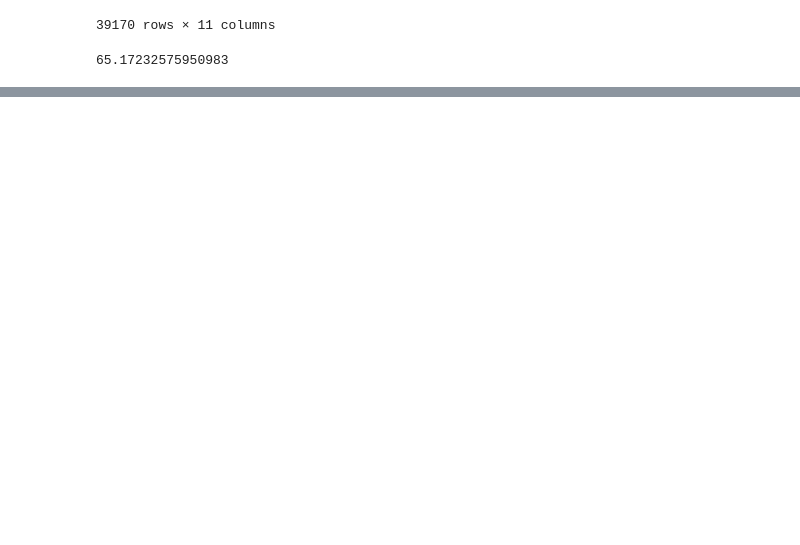
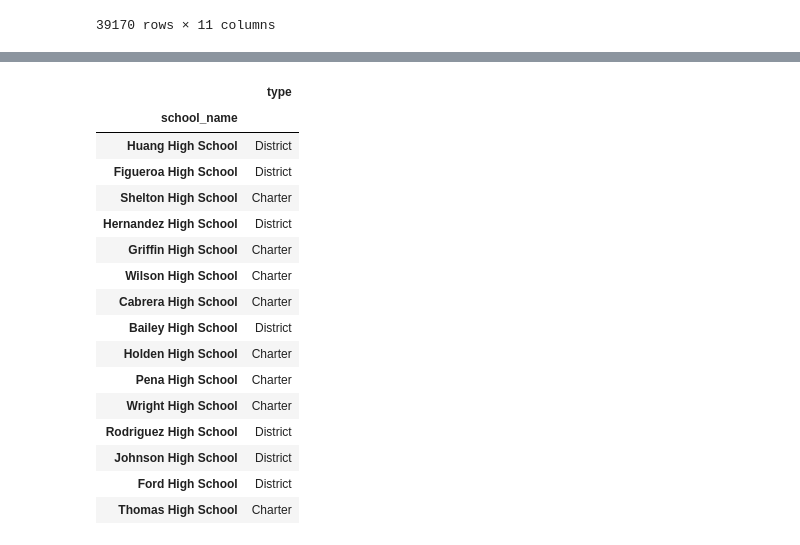
Before and after one commit to dhedden1126/School_District_Analysis, a Jupyter notebook: PyCitySchools.ipynb, the cells around one changed output, grey strips where cells are left out. Saved outputs shown, nothing was run; the diff lists cells and outputs as text; code cells hidden in the pictures; blank space fills up the shorter version.

```diff
--- a/PyCitySchools.ipynb
+++ b/PyCitySchools.ipynb
@@ -196,13 +196,13 @@ passing_math_score = school_data_complete_df["math_score"] >= 70
 
 passing_reading_score = school_data_complete_df["reading_score"] >= 70
 
-passing_math_df = school_data_complete_df[school_data_complete_df["math_score"] >= 70]
+passing_math = school_data_complete_df[school_data_complete_df["math_score"] >= 70]
 
-passing_reading_df = school_data_complete_df[school_data_complete_df["reading_score"] >= 70]
+passing_reading = school_data_complete_df[school_data_complete_df["reading_score"] >= 70]
 
-passing_math_count = passing_math_df["student_name"].count()
+passing_math_count = passing_math["student_name"].count()
 
-passing_reading_count = passing_reading_df["student_name"].count()
+passing_reading_count = passing_reading["student_name"].count()
 
 math_passing_percentage = passing_math_count/float(total_students) * 100
 
@@ -213,8 +213,6 @@ passing_both_classes_df = school_data_complete_df[(school_data_complete_df["math
 passing_both_classes_count = passing_both_classes_df["student_name"].count()
 
 passing_both_classes_percentage = passing_both_classes_count / float(total_students) * 100
-# %% [output]
-65.17232575950983
 # %%
 # Adding a list of values with keys to create a new DataFrame.
 district_summary_df = pd.DataFrame(
@@ -257,3 +255,26 @@ district_summary_df
 # %% [output]
 |  | Total Schools | Total Students | Total Budget | Average Math Score | Average Reading Score | % Passing Math | ... |
 | 0 | 15 | 39,170 | $24,649,428.00 | 79.0 | 81.9 | 75% | ... |
+# %%
+per_school_types = schools_data_df.set_index(["school_name"])["type"]
+
+school_types_index_df = pd.DataFrame(per_school_types)
+school_types_index_df
+# %% [output]
+|  | type |
+| school_name |  |
+| Huang High School | District |
+| Figueroa High School | District |
+| Shelton High School | Charter |
+| Hernandez High School | District |
+| Griffin High School | Charter |
+| Wilson High School | Charter |
+| Cabrera High School | Charter |
+| Bailey High School | District |
+| Holden High School | Charter |
+| Pena High School | Charter |
+| Wright High School | Charter |
+| Rodriguez High School | District |
+| Johnson High School | District |
+| Ford High School | District |
+| Thomas High School | Charter |
```
Also changed, not shown: parts of 7 cells of this notebook.
